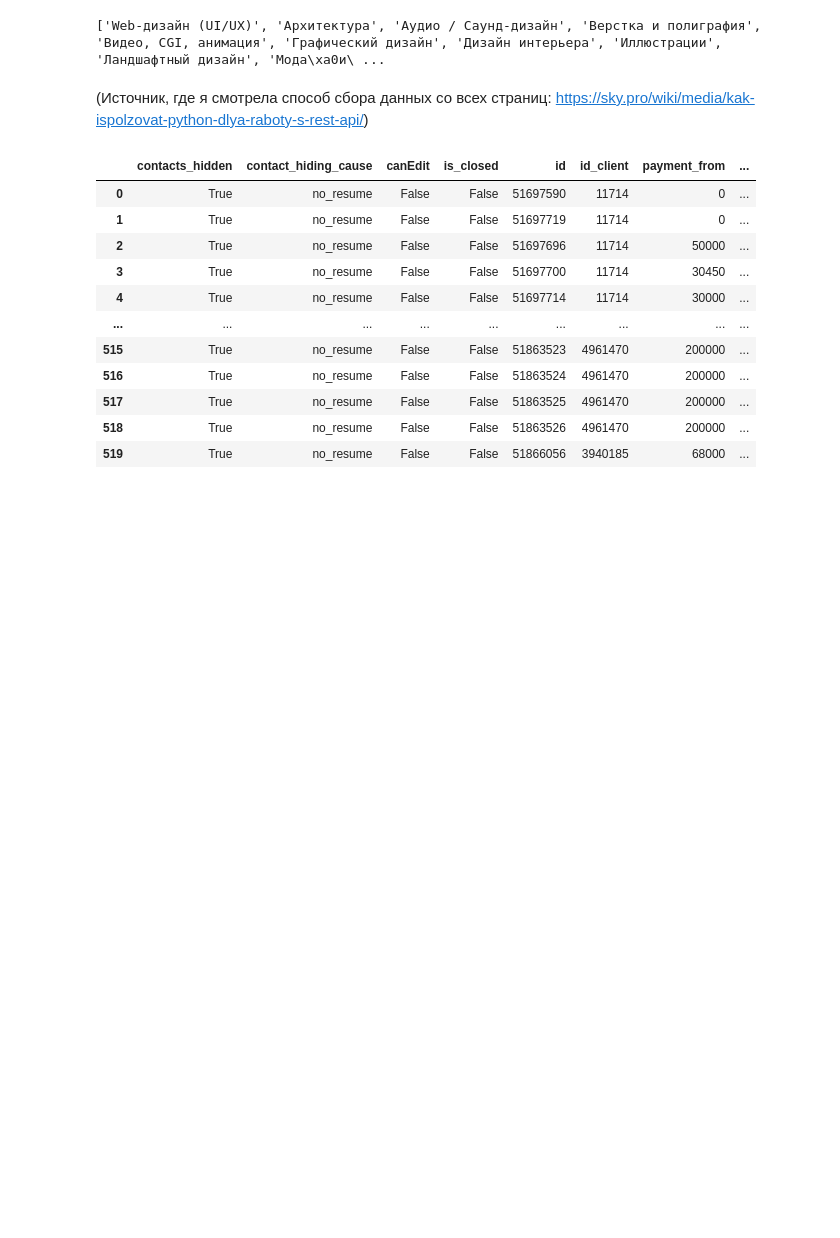
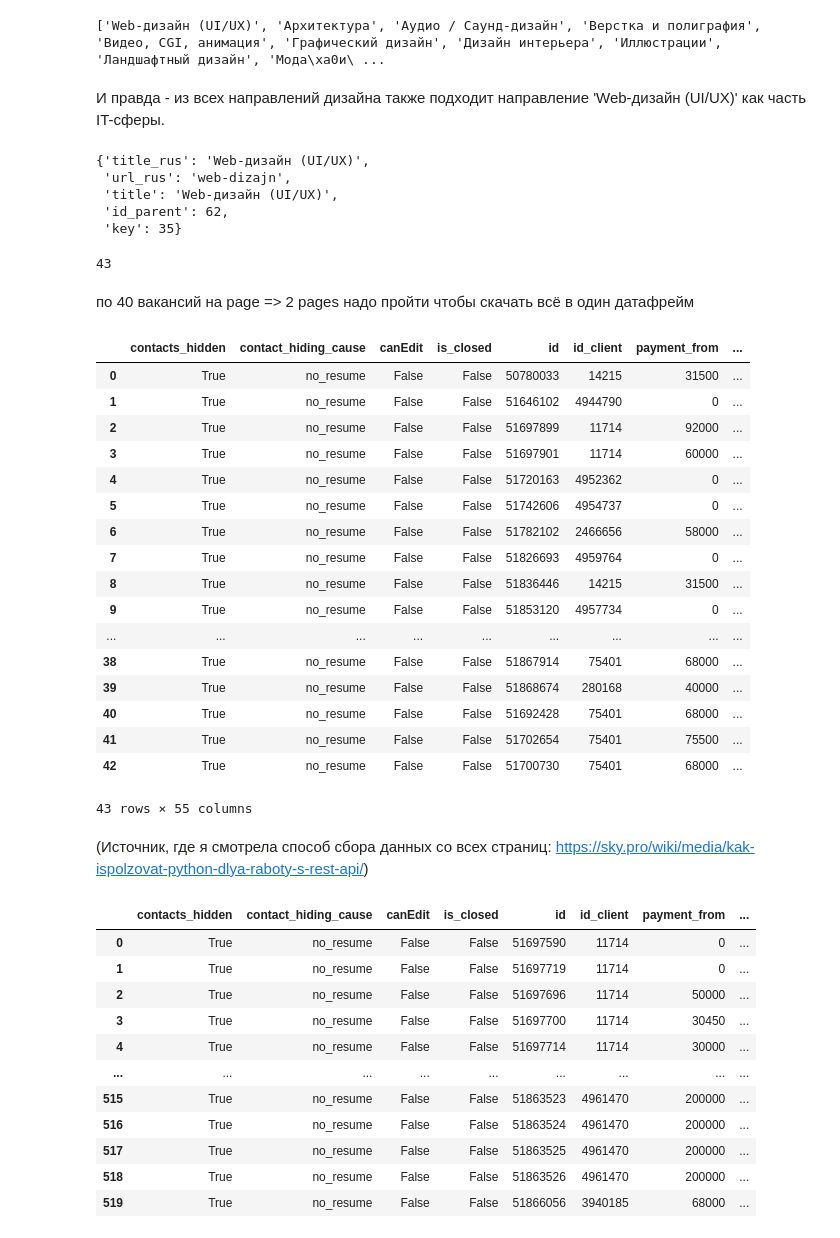
Before and after one commit to leosh1d/gp2, a Jupyter notebook: code/collecting/superjob.ipynb, the cells around one changed output. Cells and saved outputs as stored; diff of their text form; code cells hidden in the pictures; blank space fills up the shorter version.

Commit message:
get api design vacancies

```diff
--- a/code/collecting/superjob.ipynb
+++ b/code/collecting/superjob.ipynb
@@ -84,6 +89,65 @@ for position in  industry_res[6]['positions']:
 print(titles_in_design)
 # %% [output]
 ['Web-дизайн (UI/UX)', 'Архитектура', 'Аудио / Саунд-дизайн', 'Верстка и полиграфия', 'Видео, CGI, анимация', 'Графический дизайн', 'Дизайн интерьера', 'Иллюстрации', 'Ландшафтный дизайн', 'Мода\xa0и\ ...
+# %% [markdown]
+И правда - из всех направлений дизайна также подходит направление 'Web-дизайн (UI/UX)' как часть IT-сферы.
+# %%
+industry_res[6]['positions'][0]
+# %% [output]
+{'title_rus': 'Web-дизайн (UI/UX)',
+ 'url_rus': 'web-dizajn',
+ 'title': 'Web-дизайн (UI/UX)',
+ 'id_parent': 62,
+ 'key': 35}
+# %%
+# Получаем список вакансий по веб-дизигну с помощью key=35
+
+params = {
+    'catalogues': 35,
+}
+
+vacs_design = requests.get('https://api.superjob.ru/2.0/vacancies/', headers=headers, params=params)
+design_res = vacs_design.json()
+design_res['total']
+# %% [output]
+43
+# %% [markdown]
+по 40 вакансий на page => 2 pages надо пройти чтобы скачать всё в один датафрейм
+# %%
+res_vacs_design = []
+params = {
+    'catalogues': 35,
+    'count': 40,
+    'page': 0
+}
+
+for page in range(2):
+    params['page']=page
+    vacs_design = requests.get('https://api.superjob.ru/2.0/vacancies/', headers=headers, params=params)
+    vacs_design_json = vacs_design.json()
+    res_vacs_design.extend(vacs_design_json['objects'])
+
+df_design_vacs=pd.DataFrame(res_vacs_design)
+df_design_vacs
+# %% [output]
+|  | contacts_hidden | contact_hiding_cause | canEdit | is_closed | id | id_client | payment_from | ... |
+| 0 | True | no_resume | False | False | 50780033 | 14215 | 31500 | ... |
+| 1 | True | no_resume | False | False | 51646102 | 4944790 | 0 | ... |
+| 2 | True | no_resume | False | False | 51697899 | 11714 | 92000 | ... |
+| 3 | True | no_resume | False | False | 51697901 | 11714 | 60000 | ... |
+| 4 | True | no_resume | False | False | 51720163 | 4952362 | 0 | ... |
+| 5 | True | no_resume | False | False | 51742606 | 4954737 | 0 | ... |
+| 6 | True | no_resume | False | False | 51782102 | 2466656 | 58000 | ... |
+| 7 | True | no_resume | False | False | 51826693 | 4959764 | 0 | ... |
+| 8 | True | no_resume | False | False | 51836446 | 14215 | 31500 | ... |
+| 9 | True | no_resume | False | False | 51853120 | 4957734 | 0 | ... |
+| ... | ... | ... | ... | ... | ... | ... | ... | ... |
+| 38 | True | no_resume | False | False | 51867914 | 75401 | 68000 | ... |
+| 39 | True | no_resume | False | False | 51868674 | 280168 | 40000 | ... |
+| 40 | True | no_resume | False | False | 51692428 | 75401 | 68000 | ... |
+| 41 | True | no_resume | False | False | 51702654 | 75401 | 75500 | ... |
+| 42 | True | no_resume | False | False | 51700730 | 75401 | 68000 | ... |
+43 rows × 55 columns
 # %%
 key_it = 33
 
```
Also changed, not shown: parts of 2 cells of this notebook.
